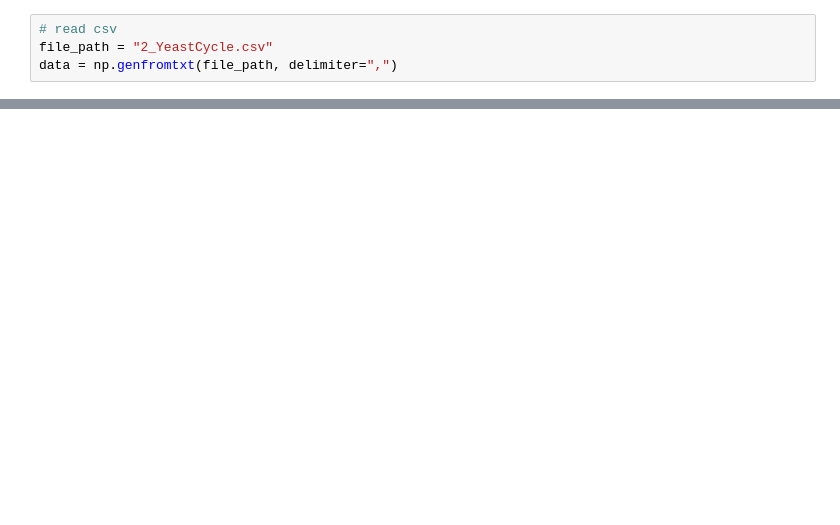
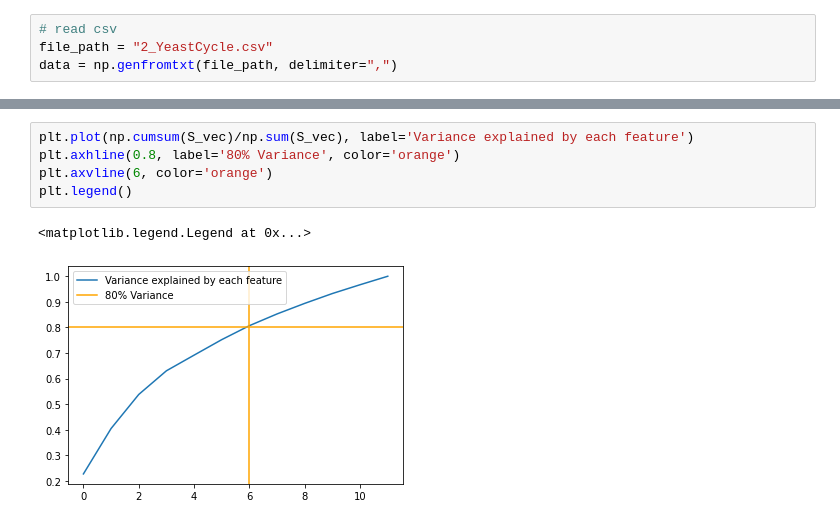
Before and after one commit to Djadih/ECE381V-Genomic-SP-DS-HW5, a Jupyter notebook: q2.ipynb, the cells around one changed output, grey strips where cells are left out. Cells and saved outputs as stored; diff of their text form; blank space fills up the shorter version.

```diff
--- a/q2.ipynb
+++ b/q2.ipynb
@@ -41,0 +69,8 @@ First 2 rows of F: [[ -5.04364799 -19.30436682 -17.00822924   1.30074591  11.727
+# %%
+plt.plot(np.cumsum(S_vec)/np.sum(S_vec), label='Variance explained by each feature')
+plt.axhline(0.8, label='80% Variance', color='orange')
+plt.axvline(6, color='orange')
+plt.legend()
+# %% [output]
+<matplotlib.legend.Legend at 0x...>
+[figure, added]
```
Also changed, not shown: parts of 10 cells of this notebook.
